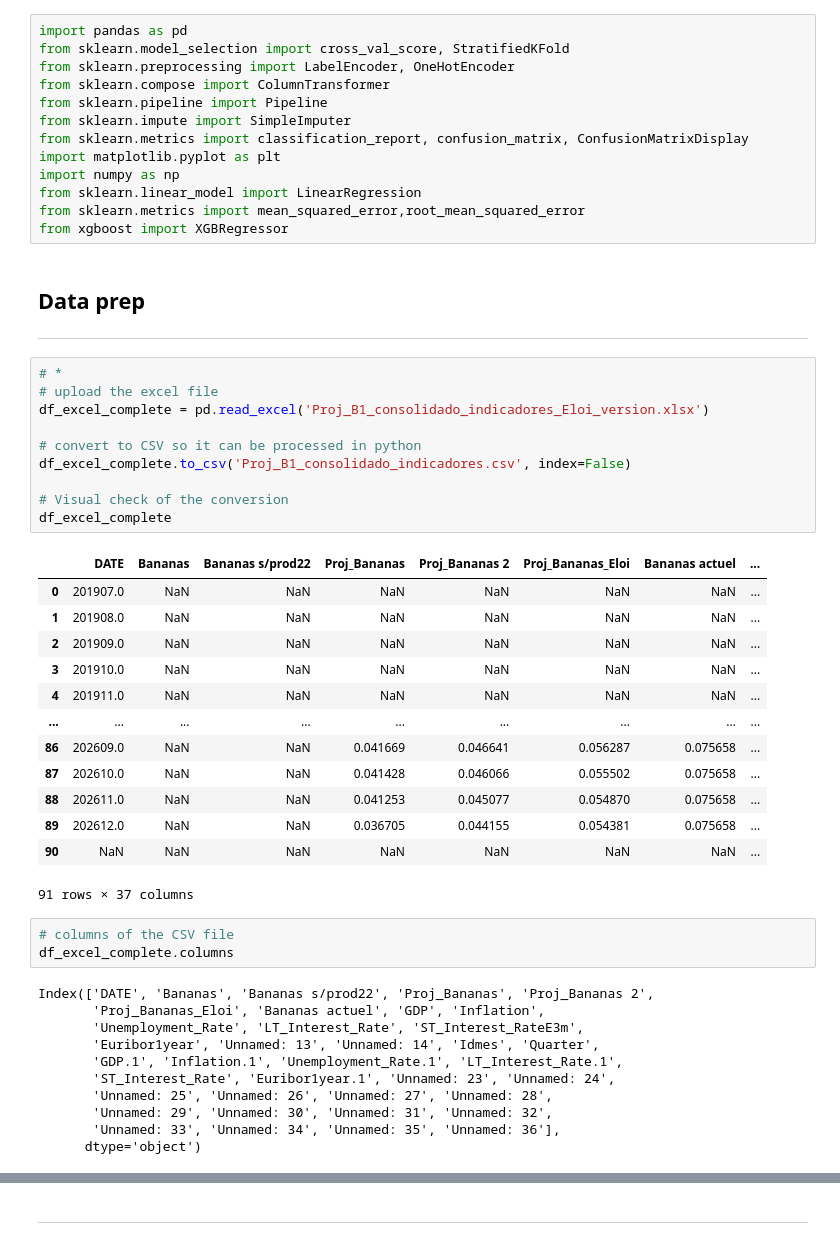
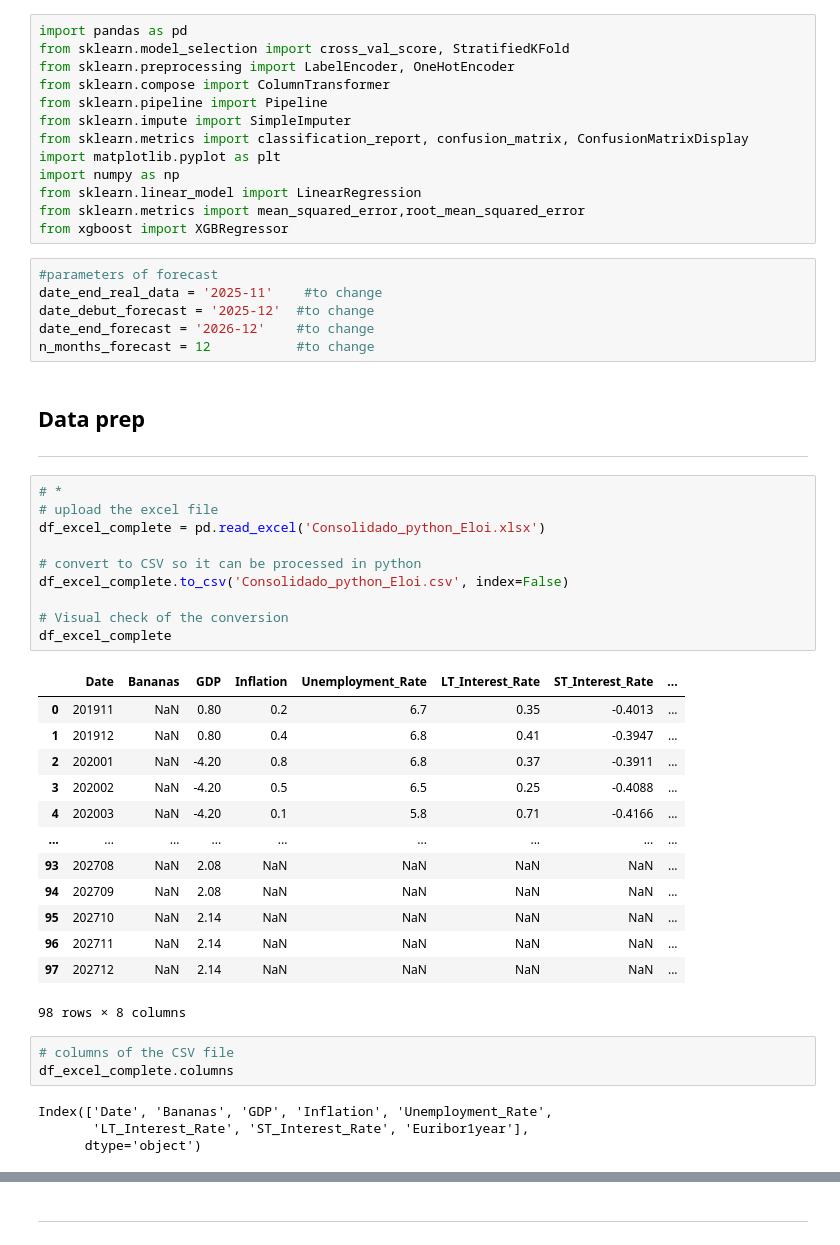
Before and after one commit to Ke0li/Cofidis, a Jupyter notebook: version_CG_v2/model_xgb_version_CG_v2.ipynb, the cells around one changed output, grey strips where cells are left out. Saved outputs shown, nothing was run; the diff lists cells and outputs as text.

```diff
--- a/version_CG_v2/model_xgb_version_CG_v2.ipynb
+++ b/version_CG_v2/model_xgb_version_CG_v2.ipynb
@@ -20,46 +20,45 @@ import numpy as np
 from sklearn.linear_model import LinearRegression
 from sklearn.metrics import mean_squared_error,root_mean_squared_error
 from xgboost import XGBRegressor
+# %%
+#parameters of forecast
+date_end_real_data = '2025-11'    #to change
+date_debut_forecast = '2025-12'  #to change
+date_end_forecast = '2026-12'    #to change
+n_months_forecast = 12           #to change
 # %% [markdown]
 ## Data prep
 ---
 # %%
 # *
 # upload the excel file
-df_excel_complete = pd.read_excel('Proj_B1_consolidado_indicadores_Eloi_version.xlsx')
+df_excel_complete = pd.read_excel('Consolidado_python_Eloi.xlsx')
 
 # convert to CSV so it can be processed in python
-df_excel_complete.to_csv('Proj_B1_consolidado_indicadores.csv', index=False)
+df_excel_complete.to_csv('Consolidado_python_Eloi.csv', index=False)
 
 # Visual check of the conversion
 df_excel_complete
 # %% [output]
-|  | DATE | Bananas | Bananas s/prod22 | Proj_Bananas | Proj_Bananas 2 | Proj_Bananas_Eloi | Bananas actuel | ... |
-| 0 | 201907.0 | NaN | NaN | NaN | NaN | NaN | NaN | ... |
-| 1 | 201908.0 | NaN | NaN | NaN | NaN | NaN | NaN | ... |
-| 2 | 201909.0 | NaN | NaN | NaN | NaN | NaN | NaN | ... |
-| 3 | 201910.0 | NaN | NaN | NaN | NaN | NaN | NaN | ... |
-| 4 | 201911.0 | NaN | NaN | NaN | NaN | NaN | NaN | ... |
+|  | Date | Bananas | GDP | Inflation | Unemployment_Rate | LT_Interest_Rate | ST_Interest_Rate | ... |
+| 0 | 201911 | NaN | 0.80 | 0.2 | 6.7 | 0.35 | -0.4013 | ... |
+| 1 | 201912 | NaN | 0.80 | 0.4 | 6.8 | 0.41 | -0.3947 | ... |
+| 2 | 202001 | NaN | -4.20 | 0.8 | 6.8 | 0.37 | -0.3911 | ... |
+| 3 | 202002 | NaN | -4.20 | 0.5 | 6.5 | 0.25 | -0.4088 | ... |
+| 4 | 202003 | NaN | -4.20 | 0.1 | 5.8 | 0.71 | -0.4166 | ... |
 | ... | ... | ... | ... | ... | ... | ... | ... | ... |
-| 86 | 202609.0 | NaN | NaN | 0.041669 | 0.046641 | 0.056287 | 0.075658 | ... |
-| 87 | 202610.0 | NaN | NaN | 0.041428 | 0.046066 | 0.055502 | 0.075658 | ... |
-| 88 | 202611.0 | NaN | NaN | 0.041253 | 0.045077 | 0.054870 | 0.075658 | ... |
-| 89 | 202612.0 | NaN | NaN | 0.036705 | 0.044155 | 0.054381 | 0.075658 | ... |
-| 90 | NaN | NaN | NaN | NaN | NaN | NaN | NaN | ... |
+| 93 | 202708 | NaN | 2.08 | NaN | NaN | NaN | NaN | ... |
+| 94 | 202709 | NaN | 2.08 | NaN | NaN | NaN | NaN | ... |
+| 95 | 202710 | NaN | 2.14 | NaN | NaN | NaN | NaN | ... |
+| 96 | 202711 | NaN | 2.14 | NaN | NaN | NaN | NaN | ... |
+| 97 | 202712 | NaN | 2.14 | NaN | NaN | NaN | NaN | ... |
-91 rows × 37 columns
+98 rows × 8 columns
 # %%
 # columns of the CSV file
 df_excel_complete.columns
 # %% [output]
-Index(['DATE', 'Bananas', 'Bananas s/prod22', 'Proj_Bananas', 'Proj_Bananas 2',
-       'Proj_Bananas_Eloi', 'Bananas actuel', 'GDP', 'Inflation',
-       'Unemployment_Rate', 'LT_Interest_Rate', 'ST_Interest_RateE3m',
-       'Euribor1year', 'Unnamed: 13', 'Unnamed: 14', 'Idmes', 'Quarter',
-       'GDP.1', 'Inflation.1', 'Unemployment_Rate.1', 'LT_Interest_Rate.1',
-       'ST_Interest_Rate', 'Euribor1year.1', 'Unnamed: 23', 'Unnamed: 24',
-       'Unnamed: 25', 'Unnamed: 26', 'Unnamed: 27', 'Unnamed: 28',
-       'Unnamed: 29', 'Unnamed: 30', 'Unnamed: 31', 'Unnamed: 32',
-       'Unnamed: 33', 'Unnamed: 34', 'Unnamed: 35', 'Unnamed: 36'],
+Index(['Date', 'Bananas', 'GDP', 'Inflation', 'Unemployment_Rate',
+       'LT_Interest_Rate', 'ST_Interest_Rate', 'Euribor1year'],
       dtype='object')
 # %%
 # Sélections of necessary columns
```
Also changed, not shown: parts of 20 cells of this notebook.
